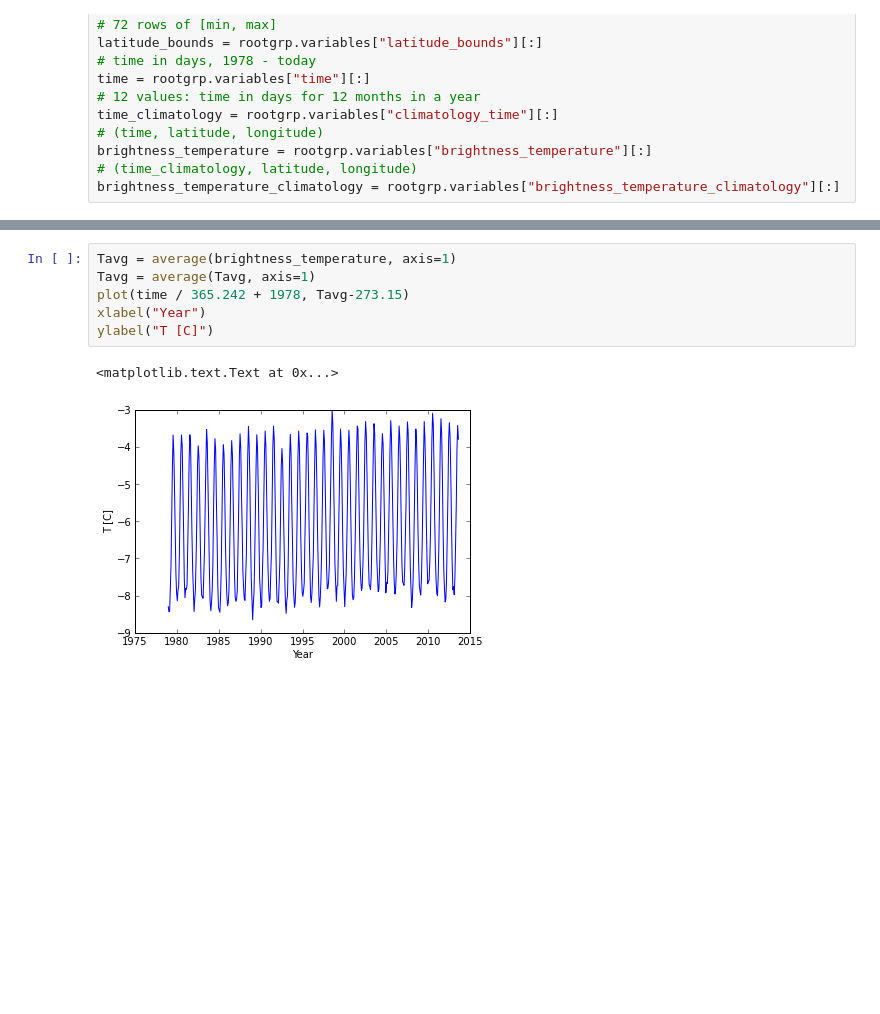
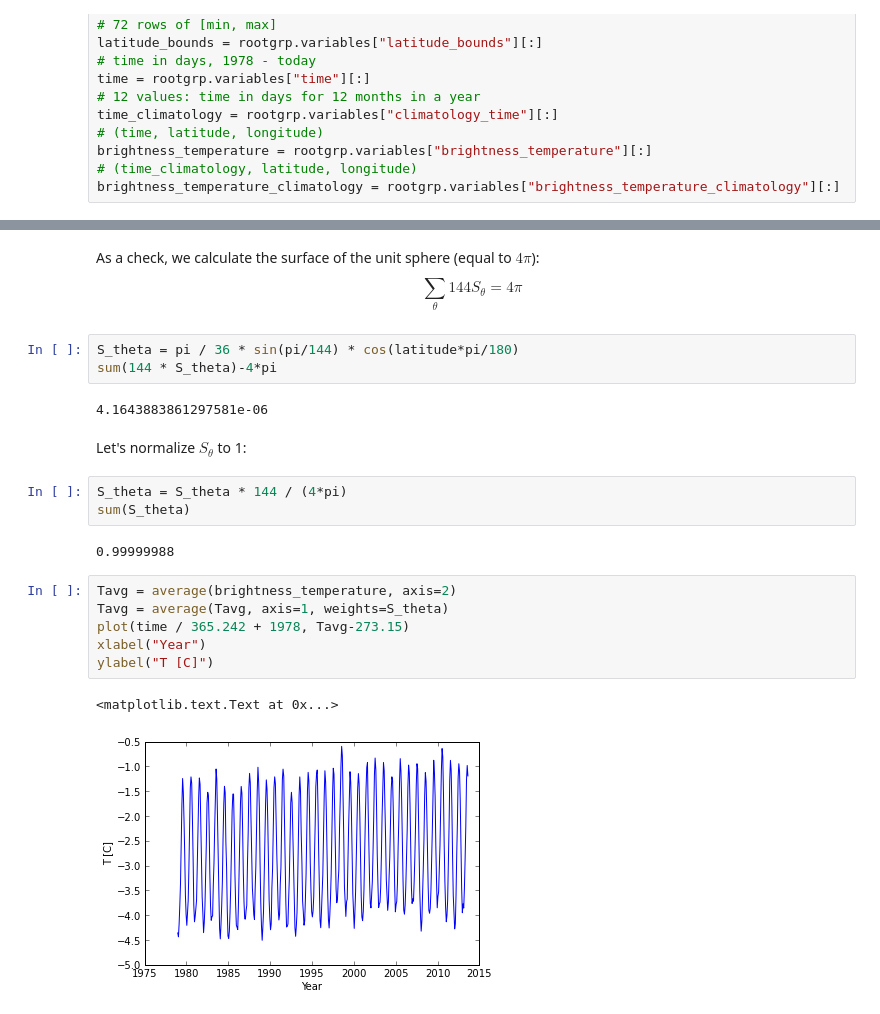
Before and after one commit to certik/climate, a Jupyter notebook: RSS.ipynb, the cells around one changed output, grey strips where cells are left out. Saved outputs shown, nothing was run; the diff lists cells and outputs as text; blank space fills up the shorter version.

```diff
--- a/RSS.ipynb
+++ b/RSS.ipynb
@@ -129,9 +150,26 @@ brightness_temperature_climatology = rootgrp.variables["brightness_temperature_c
+# %% [markdown]
+As a check, we calculate the surface of the unit sphere (equal to $4\pi$):
+$$
+\sum_{\theta}144S_\theta = 4\pi
+$$
+# %%
+S_theta = pi / 36 * sin(pi/144) * cos(latitude*pi/180)
+sum(144 * S_theta)-4*pi
+# %% [output]
+4.1643883861297581e-06
+# %% [markdown]
+Let's normalize $S_\theta$ to 1:
+# %%
+S_theta = S_theta * 144 / (4*pi)
+sum(S_theta)
+# %% [output]
+0.99999988
 # %%
-Tavg = average(brightness_temperature, axis=1)
-Tavg = average(Tavg, axis=1)
+Tavg = average(brightness_temperature, axis=2)
+Tavg = average(Tavg, axis=1, weights=S_theta)
 plot(time / 365.242 + 1978, Tavg-273.15)
 xlabel("Year")
 ylabel("T [C]")
 # %% [output]
 <matplotlib.text.Text at 0x...>
-[figure, old version]
+[figure, new version]
```
Also changed, not shown: parts of 1 cell of this notebook.
